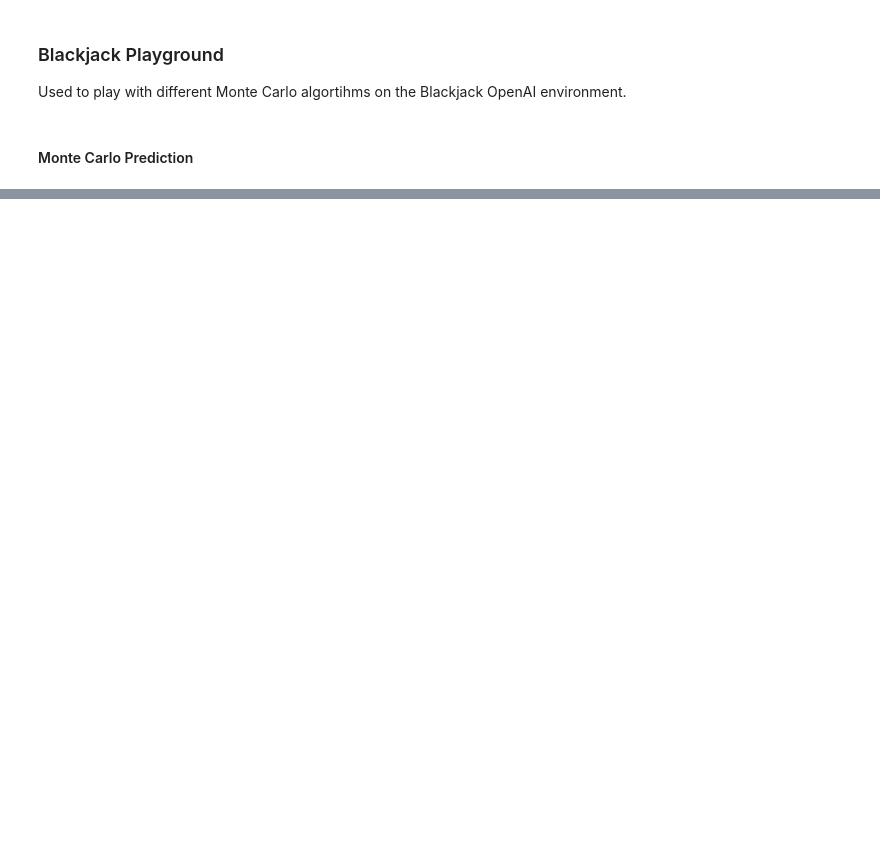
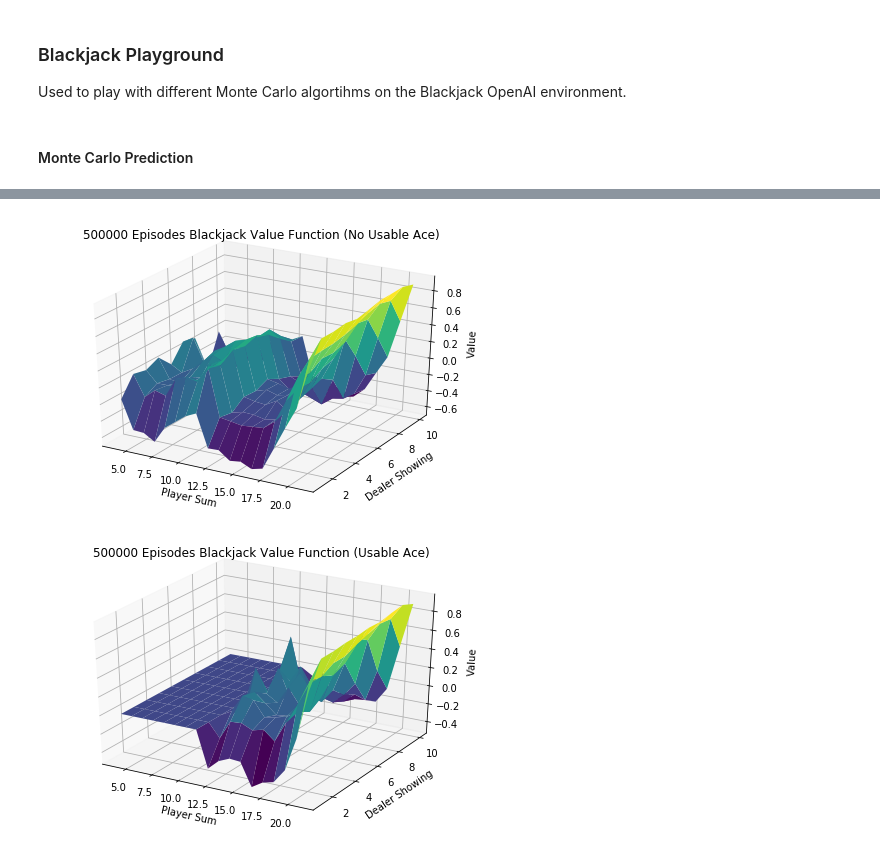
Before and after one commit to BogdanFloris/Reinforcement-Learning, a Jupyter notebook: playgrounds/blackjack_playground.ipynb, the cells around one changed output, grey strips where cells are left out. Saved outputs shown, nothing was run; the diff lists cells and outputs as text; code cells hidden in the pictures; blank space fills up the shorter version.

```diff
--- a/playgrounds/blackjack_playground.ipynb
+++ b/playgrounds/blackjack_playground.ipynb
@@ -70,0 +55,9 @@ plot_value_function_blackjack(state_values, '{} Episodes Blackjack Value Functio
+# %%
+random_policy = mc.make_random_policy(env.action_space.n)
+q, _ = mc.mc_control_weighted_importance_sampling(env, no_episodes=500000, behavior_policy=random_policy)
+state_values = create_state_value_function(q)
+# %%
+plot_value_function_blackjack(state_values, '{} Episodes Blackjack Value Function'.format(episodes))
+# %% [output]
+[figure, added]
+[figure, added]
```
Also changed, not shown: parts of 9 cells of this notebook, 2 other files.
